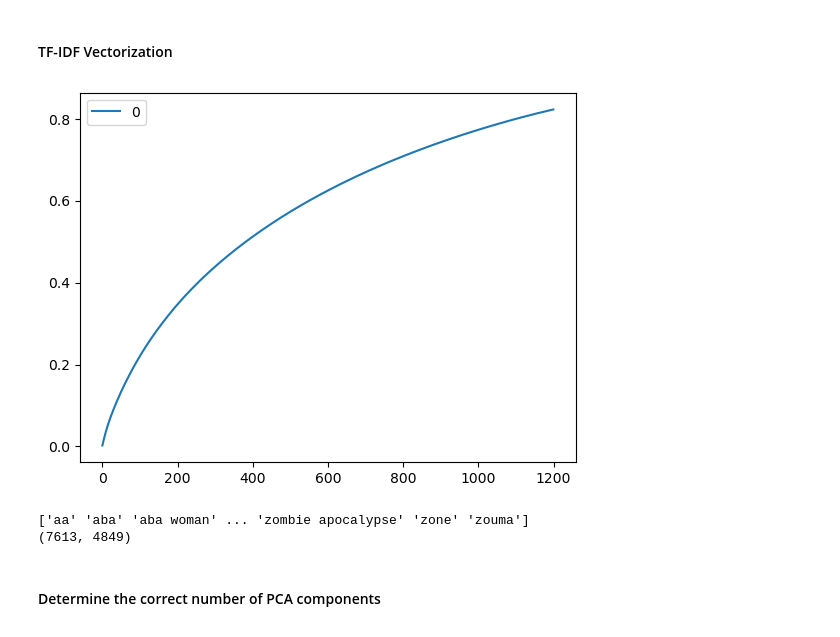
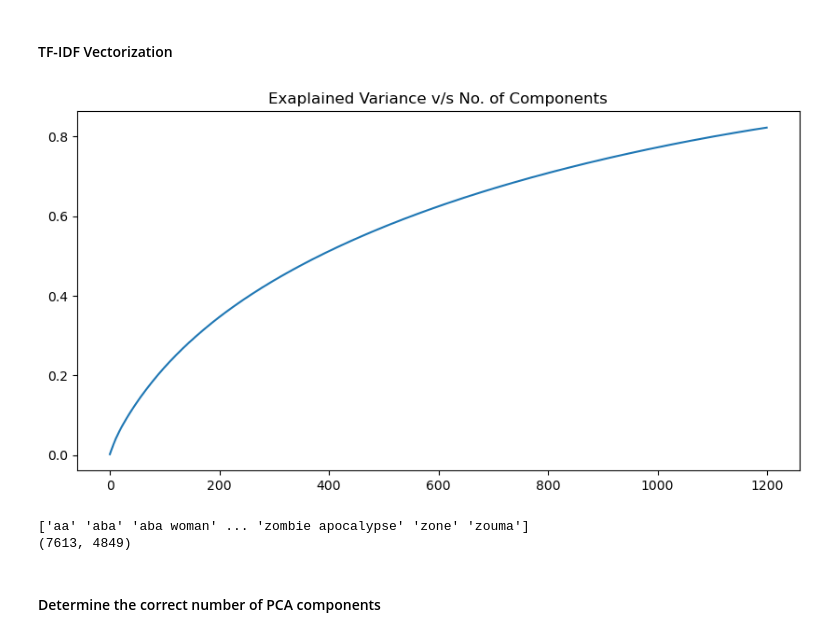
Before and after one commit to garimasc/kaggle_disaster_tweets, a Jupyter notebook: predict_disaster_tweets.ipynb, the cells around one changed output. Drawn from its saved outputs; the diff is of its cells as text; code cells hidden in the pictures.

```diff
--- a/predict_disaster_tweets.ipynb
+++ b/predict_disaster_tweets.ipynb
@@ -213,30 +213,32 @@ array([0.57275132, 0.1957672 , 0.3192053 , 0.25562914, 0.29933775,
 # %%
 corpus = df['lemmatized_text'].tolist()
 en_vocab = pd.DataFrame([vv.lower() for vv in nltk.corpus.words.words()], columns= ['words']).drop_duplicates().words.tolist()
 
 vectorizer = TfidfVectorizer(ngram_range= (1,3), stop_words= 'english', strip_accents= 'ascii', min_df= 5e-4, max_df= 0.95)
 X = vectorizer.fit_transform(corpus)
 
 # # filter based on english vocabulary
 # filtered_vocab = []
 # for ff in vectorizer.get_feature_names_out():
 #     keep_vocab = True
 #     if all([ww in en_vocab for ww in ff.split()]):
 #         filtered_vocab.append(ff)
 
 # vectorizer = TfidfVectorizer(ngram_range= (1,2), stop_words= 'english', strip_accents= 'ascii', min_df= 5e-4, max_df= 0.95, vocabulary= filtered_vocab)
 # X = vectorizer.fit_transform(corpus)
 
 svd = TruncatedSVD(n_components= 1200)
 X_pca = svd.fit_transform(X)
 
-pd.DataFrame(svd.explained_variance_ratio_).cumsum().plot()
+plt.figure(figsize= (10,5))
+plt.plot(pd.DataFrame(svd.explained_variance_ratio_).cumsum())
+plt.title("Exaplained Variance v/s No. of Components")
 plt.show()
 
 print(vectorizer.get_feature_names_out())
 print(X.shape)
 # %% [output]
-[figure, old version]
+[figure, new version]
 ['aa' 'aba' 'aba woman' ... 'zombie apocalypse' 'zone' 'zouma']
 (7613, 4849)
 # %% [markdown]
```
Also changed, not shown: 2 other files.
